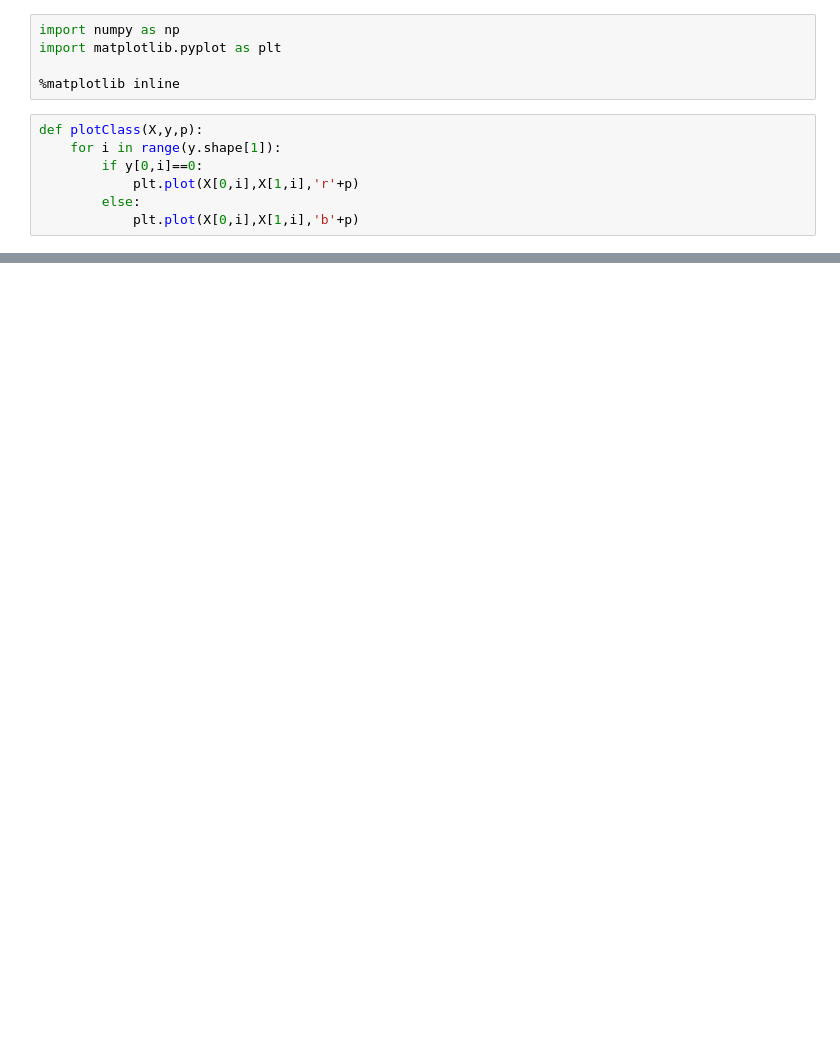
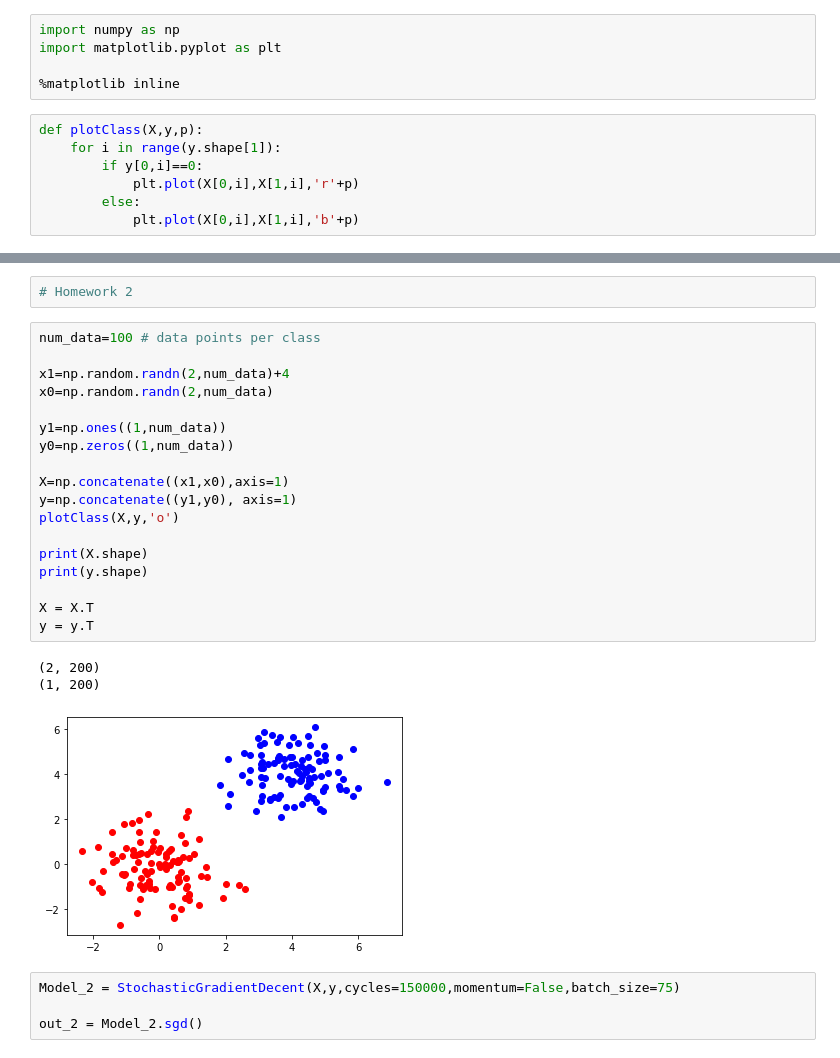
Before and after one commit to llctrautmann/LMH_Summer_School, a Jupyter notebook: LMH_Week_2_Notebooks/Logistic_Regression/Stochastic_Gradient_Decent.ipynb, the cells around one changed output, grey strips where cells are left out. Cells and saved outputs as stored; diff of their text form; blank space fills up the shorter version.

```diff
--- a/LMH_Week_2_Notebooks/Logistic_Regression/Stochastic_Gradient_Decent.ipynb
+++ b/LMH_Week_2_Notebooks/Logistic_Regression/Stochastic_Gradient_Decent.ipynb
@@ -201,0 +212,28 @@ X.shape[0]
+# %%
+# Homework 2
+# %%
+num_data=100 # data points per class
+
+x1=np.random.randn(2,num_data)+4
+x0=np.random.randn(2,num_data)
+
+y1=np.ones((1,num_data))
+y0=np.zeros((1,num_data))
+
+X=np.concatenate((x1,x0),axis=1)
+y=np.concatenate((y1,y0), axis=1)
+plotClass(X,y,'o')
+
+print(X.shape)
+print(y.shape)
+
+X = X.T
+y = y.T
+# %% [output]
+(2, 200)
+(1, 200)
+[figure, added]
+# %%
+Model_2 = StochasticGradientDecent(X,y,cycles=150000,momentum=False,batch_size=75)
+
+out_2 = Model_2.sgd()
```
Also changed, not shown: parts of 18 cells of this notebook, 31 other files.
